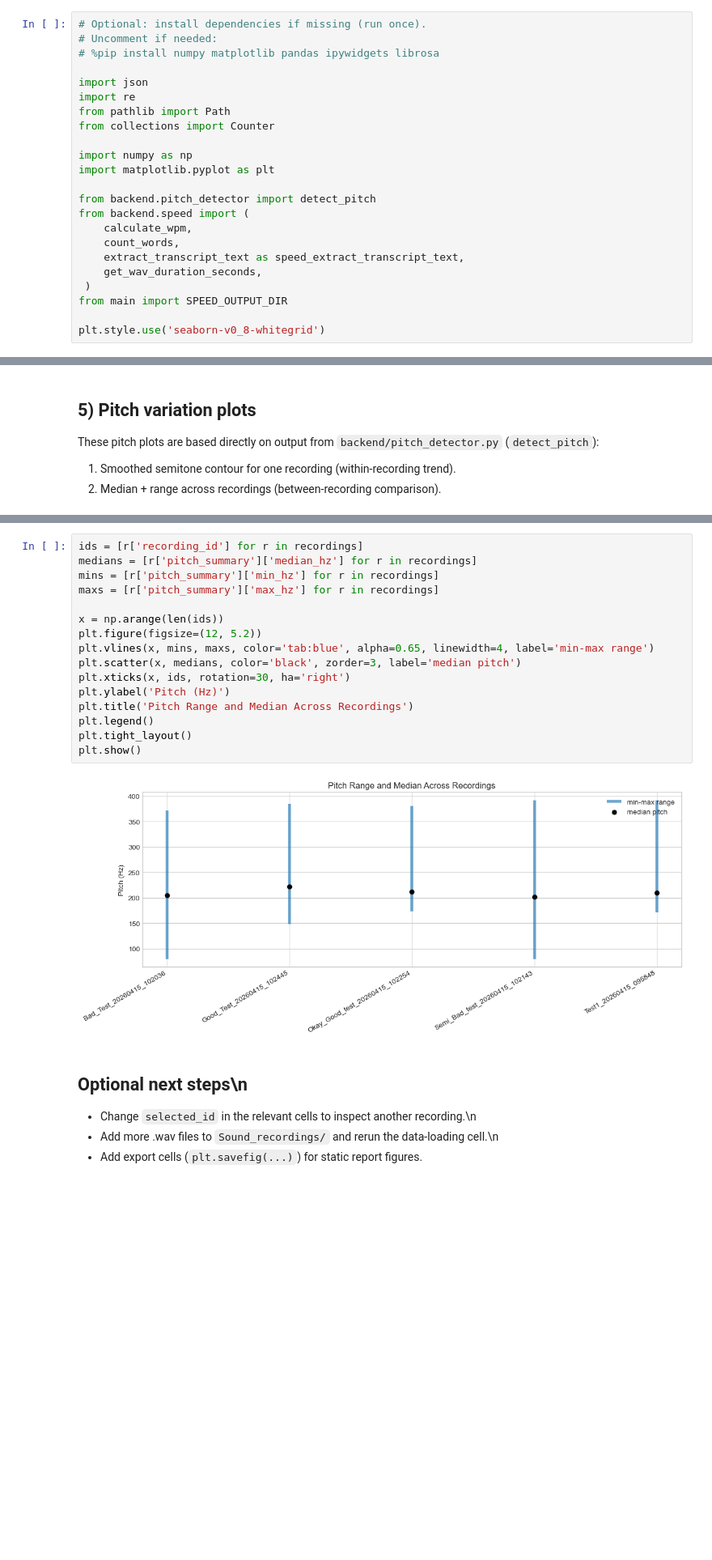
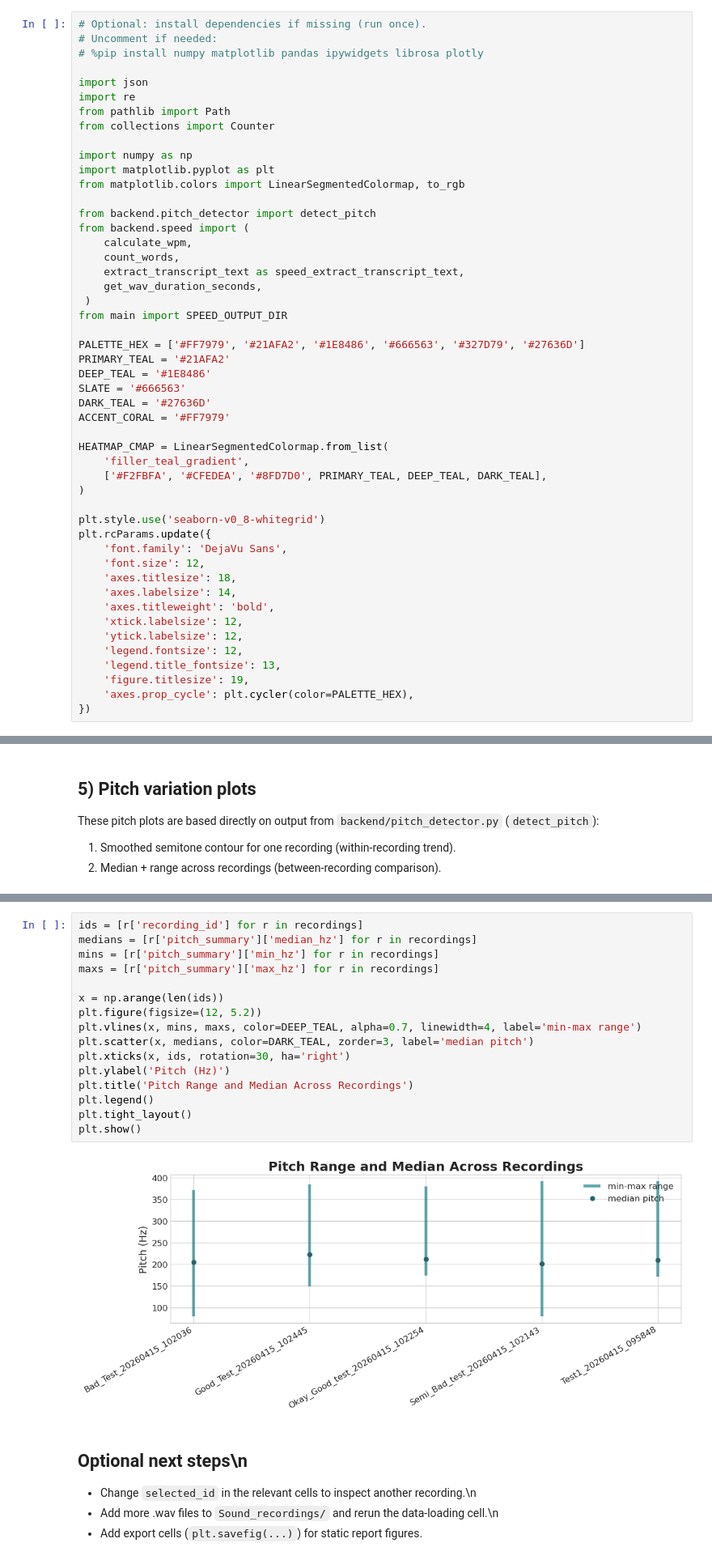
Before and after one commit to CRisager/PersonalData, a Jupyter notebook: Speech_plots.ipynb, the cells around one changed output, grey strips where cells are left out. Shown at 81% size. Saved outputs shown, nothing was run; the diff lists cells and outputs as text; blank space fills up the shorter version.

```diff
--- a/Speech_plots.ipynb
+++ b/Speech_plots.ipynb
@@ -5,7 +5,7 @@ This notebook builds the visualizations from real recordings in `Sound_recording
 # %%
 # Optional: install dependencies if missing (run once).
 # Uncomment if needed:
-# %pip install numpy matplotlib pandas ipywidgets librosa
+# %pip install numpy matplotlib pandas ipywidgets librosa plotly
 
 import json
 import re
@@ -14,6 +14,7 @@ from collections import Counter
 
 import numpy as np
 import matplotlib.pyplot as plt
+from matplotlib.colors import LinearSegmentedColormap, to_rgb
 
 from backend.pitch_detector import detect_pitch
 from backend.speed import (
@@ -24,7 +25,32 @@ from backend.speed import (
  )
 from main import SPEED_OUTPUT_DIR
 
+PALETTE_HEX = ['#FF7979', '#21AFA2', '#1E8486', '#666563', '#327D79', '#27636D']
+PRIMARY_TEAL = '#21AFA2'
+DEEP_TEAL = '#1E8486'
+SLATE = '#666563'
+DARK_TEAL = '#27636D'
+ACCENT_CORAL = '#FF7979'
+
+HEATMAP_CMAP = LinearSegmentedColormap.from_list(
+    'filler_teal_gradient',
+    ['#F2FBFA', '#CFEDEA', '#8FD7D0', PRIMARY_TEAL, DEEP_TEAL, DARK_TEAL],
+)
+
 plt.style.use('seaborn-v0_8-whitegrid')
+plt.rcParams.update({
+    'font.family': 'DejaVu Sans',
+    'font.size': 12,
+    'axes.titlesize': 18,
+    'axes.labelsize': 14,
+    'axes.titleweight': 'bold',
+    'xtick.labelsize': 12,
+    'ytick.labelsize': 12,
+    'legend.fontsize': 12,
+    'legend.title_fontsize': 13,
+    'figure.titlesize': 19,
+    'axes.prop_cycle': plt.cycler(color=PALETTE_HEX),
+})
 # %%
 SOUND_DIR = Path('Sound_recordings')
 TRANSCRIPTS_DIR = Path('Transcripts')
@@ -541,21 +612,21 @@ Voiced ratio for selected recording: 64.2%
 # %%
 ids = [r['recording_id'] for r in recordings]
 medians = [r['pitch_summary']['median_hz'] for r in recordings]
 mins = [r['pitch_summary']['min_hz'] for r in recordings]
 maxs = [r['pitch_summary']['max_hz'] for r in recordings]
 
 x = np.arange(len(ids))
 plt.figure(figsize=(12, 5.2))
-plt.vlines(x, mins, maxs, color='tab:blue', alpha=0.65, linewidth=4, label='min-max range')
-plt.scatter(x, medians, color='black', zorder=3, label='median pitch')
+plt.vlines(x, mins, maxs, color=DEEP_TEAL, alpha=0.7, linewidth=4, label='min-max range')
+plt.scatter(x, medians, color=DARK_TEAL, zorder=3, label='median pitch')
 plt.xticks(x, ids, rotation=30, ha='right')
 plt.ylabel('Pitch (Hz)')
 plt.title('Pitch Range and Median Across Recordings')
 plt.legend()
 plt.tight_layout()
 plt.show()
 # %% [output]
-[figure, old version]
+[figure, new version]
 # %% [markdown]
 ## Optional next steps\n
 - Change `selected_id` in the relevant cells to inspect another recording.\n
```
Also changed, not shown: parts of 10 cells of this notebook.
